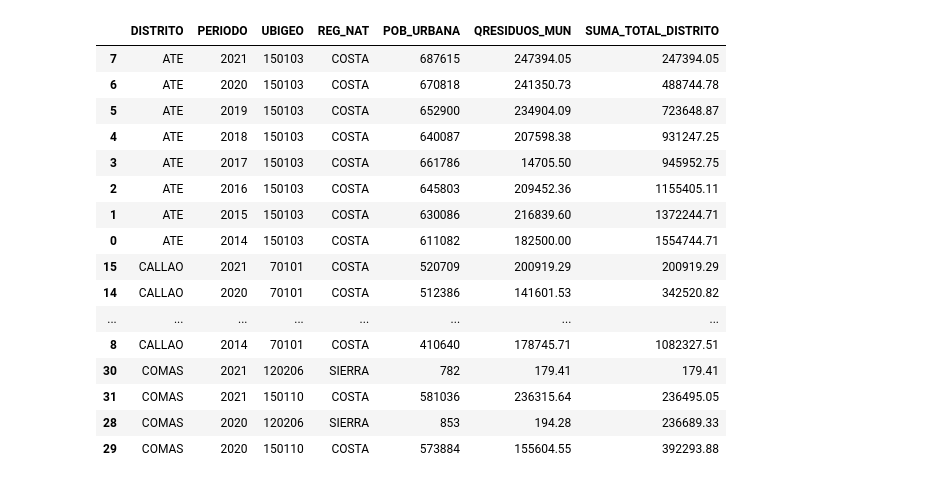
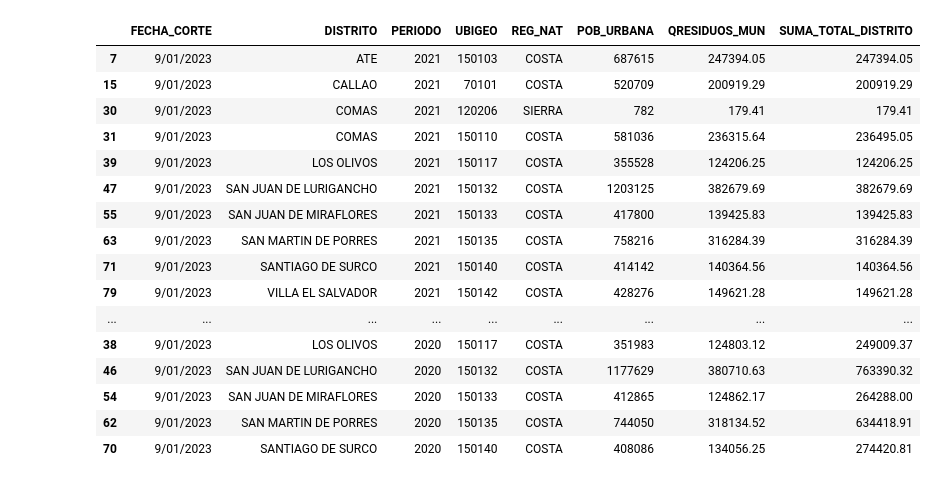
Before and after one commit to AlvaroCastro22/SI-TF, a Jupyter notebook: TFSI.ipynb, the cells around one changed output. Saved outputs shown, nothing was run; the diff lists cells and outputs as text; code cells hidden in the pictures.

```diff
--- a/TFSI.ipynb
+++ b/TFSI.ipynb
@@ -5,58 +5,58 @@ import pandas as pd
 from google.colab import files
 
 
-file_path = '/home/data/B. Generación Anual de residuos municipal_Distrital_2014_2021_0.csv' #ESTO VARIA POR COLAB
+file_path = '/content/B. Generación Anual de residuos municipal_Distrital_2014_2021_0.csv' #ESTO VARIA POR COLAB
 df = pd.read_csv(file_path, encoding='latin1', delimiter=';')
 
 # Eliminar las columnas no útiles
-columns_to_drop = ['FECHA_CORTE', 'N_SEC', 'DEPARTAMENTO', 'PROVINCIA', 'POB_RURAL', 'POB_TOTAL']
+columns_to_drop = [ 'N_SEC', 'DEPARTAMENTO', 'PROVINCIA', 'POB_RURAL', 'POB_TOTAL']
 df_cleaned = df.drop(columns=columns_to_drop)
 
 # Convertir la columna 'QRESIDUOS_MUN' a tipo numérico (reemplazar coma por punto)
 df_cleaned['QRESIDUOS_MUN'] = df_cleaned['QRESIDUOS_MUN'].str.replace(',', '.').astype(float)
 
 # Calcular el total de residuos por distrito y obtener el top 10
 top_10_districts = df_cleaned.groupby('DISTRITO')['QRESIDUOS_MUN'].sum().nlargest(10)
 
 # Filtrar el DataFrame original para obtener solo los distritos del top 10
 df_top_10 = df_cleaned[df_cleaned['DISTRITO'].isin(top_10_districts.index)]
 
 # Agrupar por distrito y año
-df_grouped = df_top_10.groupby(['DISTRITO', 'PERIODO', 'UBIGEO', 'REG_NAT']).agg(
+df_grouped = df_top_10.groupby(['FECHA_CORTE','DISTRITO', 'PERIODO', 'UBIGEO', 'REG_NAT']).agg(
     {'POB_URBANA': 'first', 'QRESIDUOS_MUN': 'sum'}
 ).reset_index()
 
 # Ordenar el DataFrame por distrito y año de manera descendente
-df_grouped = df_grouped.sort_values(by=['DISTRITO', 'PERIODO'], ascending=[True, False])
+df_grouped = df_grouped.sort_values(by=['FECHA_CORTE', 'PERIODO'], ascending=[True, False])
 
 # Calcular la suma acumulativa por distrito
 df_grouped['SUMA_TOTAL_DISTRITO'] = df_grouped.groupby('DISTRITO')['QRESIDUOS_MUN'].cumsum()
 
 # Guardar el DataFrame procesado en un archivo CSV
-df_grouped.to_csv('datos_procesados.csv', index=False)
+df_grouped.to_csv('datos_procesados.csv', index=True)
 
 # Descargar el archivo CSV
 files.download('datos_procesados.csv')
 
 # Mostrar los resultados
 df_grouped.head(20)
 # %% [output]
 [interactive output not drawn]
 [interactive output not drawn]
-|  | DISTRITO | PERIODO | UBIGEO | REG_NAT | POB_URBANA | QRESIDUOS_MUN | SUMA_TOTAL_DISTRITO |
-| 7 | ATE | 2021 | 150103 | COSTA | 687615 | 247394.05 | 247394.05 |
-| 6 | ATE | 2020 | 150103 | COSTA | 670818 | 241350.73 | 488744.78 |
-| 5 | ATE | 2019 | 150103 | COSTA | 652900 | 234904.09 | 723648.87 |
-| 4 | ATE | 2018 | 150103 | COSTA | 640087 | 207598.38 | 931247.25 |
-| 3 | ATE | 2017 | 150103 | COSTA | 661786 | 14705.50 | 945952.75 |
-| 2 | ATE | 2016 | 150103 | COSTA | 645803 | 209452.36 | 1155405.11 |
-| 1 | ATE | 2015 | 150103 | COSTA | 630086 | 216839.60 | 1372244.71 |
-| 0 | ATE | 2014 | 150103 | COSTA | 611082 | 182500.00 | 1554744.71 |
-| 15 | CALLAO | 2021 | 70101 | COSTA | 520709 | 200919.29 | 200919.29 |
-| 14 | CALLAO | 2020 | 70101 | COSTA | 512386 | 141601.53 | 342520.82 |
-| ... | ... | ... | ... | ... | ... | ... | ... |
-| 8 | CALLAO | 2014 | 70101 | COSTA | 410640 | 178745.71 | 1082327.51 |
-| 30 | COMAS | 2021 | 120206 | SIERRA | 782 | 179.41 | 179.41 |
-| 31 | COMAS | 2021 | 150110 | COSTA | 581036 | 236315.64 | 236495.05 |
-| 28 | COMAS | 2020 | 120206 | SIERRA | 853 | 194.28 | 236689.33 |
-| 29 | COMAS | 2020 | 150110 | COSTA | 573884 | 155604.55 | 392293.88 |
+|  | FECHA_CORTE | DISTRITO | PERIODO | UBIGEO | REG_NAT | POB_URBANA | QRESIDUOS_MUN | SUMA_TOTAL_DISTRITO |
+| 7 | 9/01/2023 | ATE | 2021 | 150103 | COSTA | 687615 | 247394.05 | 247394.05 |
+| 15 | 9/01/2023 | CALLAO | 2021 | 70101 | COSTA | 520709 | 200919.29 | 200919.29 |
+| 30 | 9/01/2023 | COMAS | 2021 | 120206 | SIERRA | 782 | 179.41 | 179.41 |
+| 31 | 9/01/2023 | COMAS | 2021 | 150110 | COSTA | 581036 | 236315.64 | 236495.05 |
+| 39 | 9/01/2023 | LOS OLIVOS | 2021 | 150117 | COSTA | 355528 | 124206.25 | 124206.25 |
+| 47 | 9/01/2023 | SAN JUAN DE LURIGANCHO | 2021 | 150132 | COSTA | 1203125 | 382679.69 | 382679.69 |
+| 55 | 9/01/2023 | SAN JUAN DE MIRAFLORES | 2021 | 150133 | COSTA | 417800 | 139425.83 | 139425.83 |
+| 63 | 9/01/2023 | SAN MARTIN DE PORRES | 2021 | 150135 | COSTA | 758216 | 316284.39 | 316284.39 |
+| 71 | 9/01/2023 | SANTIAGO DE SURCO | 2021 | 150140 | COSTA | 414142 | 140364.56 | 140364.56 |
+| 79 | 9/01/2023 | VILLA EL SALVADOR | 2021 | 150142 | COSTA | 428276 | 149621.28 | 149621.28 |
+| ... | ... | ... | ... | ... | ... | ... | ... | ... |
+| 38 | 9/01/2023 | LOS OLIVOS | 2020 | 150117 | COSTA | 351983 | 124803.12 | 249009.37 |
+| 46 | 9/01/2023 | SAN JUAN DE LURIGANCHO | 2020 | 150132 | COSTA | 1177629 | 380710.63 | 763390.32 |
+| 54 | 9/01/2023 | SAN JUAN DE MIRAFLORES | 2020 | 150133 | COSTA | 412865 | 124862.17 | 264288.00 |
+| 62 | 9/01/2023 | SAN MARTIN DE PORRES | 2020 | 150135 | COSTA | 744050 | 318134.52 | 634418.91 |
+| 70 | 9/01/2023 | SANTIAGO DE SURCO | 2020 | 150140 | COSTA | 408086 | 134056.25 | 274420.81 |
```
Also changed, not shown: parts of 1 cell of this notebook.
